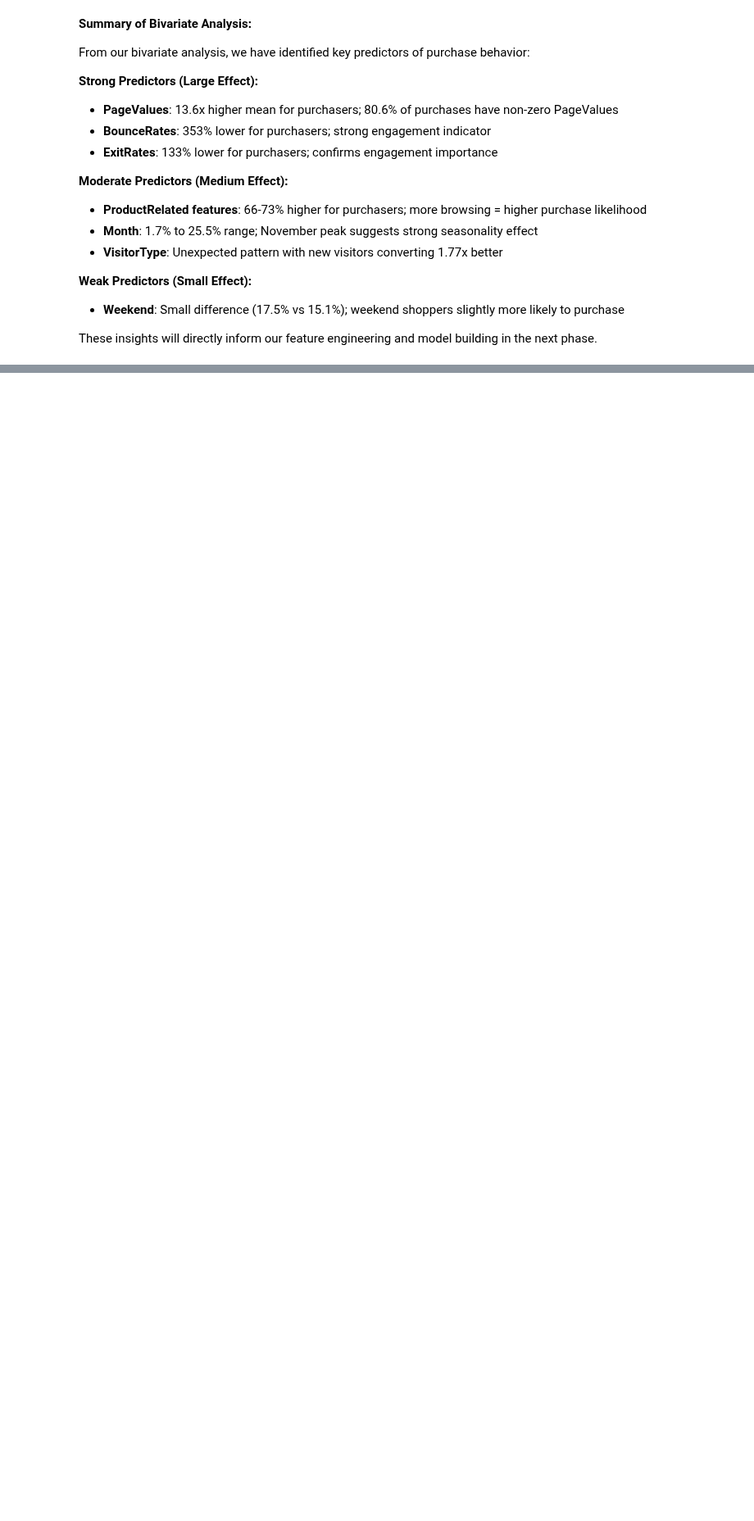
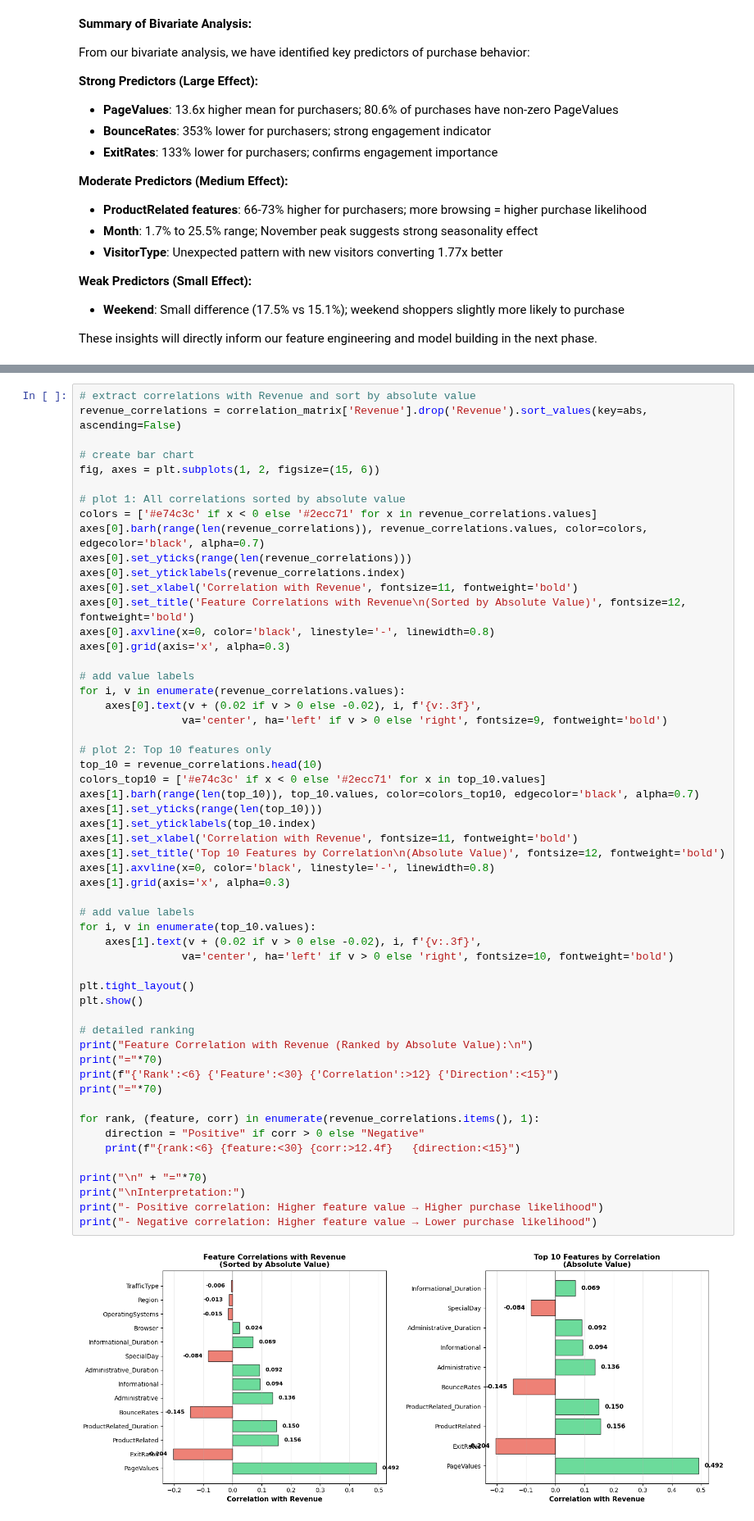
Before and after one commit to JackyDo2005/A3_PDS_RMIT, a Jupyter notebook: Assignment3.ipynb, the cells around one changed output, grey strips where cells are left out. Shown at 82% size. Drawn from its saved outputs; the diff is of its cells as text; blank space fills up the shorter version.

```diff
--- a/Assignment3.ipynb
+++ b/Assignment3.ipynb
@@ -1219,0 +1294,57 @@ These insights will directly inform our feature engineering and model building i
+# %%
+# extract correlations with Revenue and sort by absolute value
+revenue_correlations = correlation_matrix['Revenue'].drop('Revenue').sort_values(key=abs, ascending=False)
+
+# create bar chart
+fig, axes = plt.subplots(1, 2, figsize=(15, 6))
+
+# plot 1: All correlations sorted by absolute value
+colors = ['#e74c3c' if x < 0 else '#2ecc71' for x in revenue_correlations.values]
+axes[0].barh(range(len(revenue_correlations)), revenue_correlations.values, color=colors, edgecolor='black', alpha=0.7)
+axes[0].set_yticks(range(len(revenue_correlations)))
+axes[0].set_yticklabels(revenue_correlations.index)
+axes[0].set_xlabel('Correlation with Revenue', fontsize=11, fontweight='bold')
+axes[0].set_title('Feature Correlations with Revenue\n(Sorted by Absolute Value)', fontsize=12, fontweight='bold')
+axes[0].axvline(x=0, color='black', linestyle='-', linewidth=0.8)
+axes[0].grid(axis='x', alpha=0.3)
+
+# add value labels
+for i, v in enumerate(revenue_correlations.values):
+    axes[0].text(v + (0.02 if v > 0 else -0.02), i, f'{v:.3f}',
+                va='center', ha='left' if v > 0 else 'right', fontsize=9, fontweight='bold')
+
+# plot 2: Top 10 features only
+top_10 = revenue_correlations.head(10)
+colors_top10 = ['#e74c3c' if x < 0 else '#2ecc71' for x in top_10.values]
+axes[1].barh(range(len(top_10)), top_10.values, color=colors_top10, edgecolor='black', alpha=0.7)
+axes[1].set_yticks(range(len(top_10)))
+axes[1].set_yticklabels(top_10.index)
+axes[1].set_xlabel('Correlation with Revenue', fontsize=11, fontweight='bold')
+axes[1].set_title('Top 10 Features by Correlation\n(Absolute Value)', fontsize=12, fontweight='bold')
+axes[1].axvline(x=0, color='black', linestyle='-', linewidth=0.8)
+axes[1].grid(axis='x', alpha=0.3)
+
+# add value labels
+for i, v in enumerate(top_10.values):
+    axes[1].text(v + (0.02 if v > 0 else -0.02), i, f'{v:.3f}',
+                va='center', ha='left' if v > 0 else 'right', fontsize=10, fontweight='bold')
+
+plt.tight_layout()
+plt.show()
+
+# detailed ranking
+print("Feature Correlation with Revenue (Ranked by Absolute Value):\n")
+print("="*70)
+print(f"{'Rank':<6} {'Feature':<30} {'Correlation':>12} {'Direction':<15}")
+print("="*70)
+
+for rank, (feature, corr) in enumerate(revenue_correlations.items(), 1):
+    direction = "Positive" if corr > 0 else "Negative"
+    print(f"{rank:<6} {feature:<30} {corr:>12.4f}   {direction:<15}")
+
+print("\n" + "="*70)
+print("\nInterpretation:")
+print("- Positive correlation: Higher feature value → Higher purchase likelihood")
+print("- Negative correlation: Higher feature value → Lower purchase likelihood")
+# %% [output]
+[figure, added]
```
Also changed, not shown: parts of 12 cells of this notebook, 1 other file.
